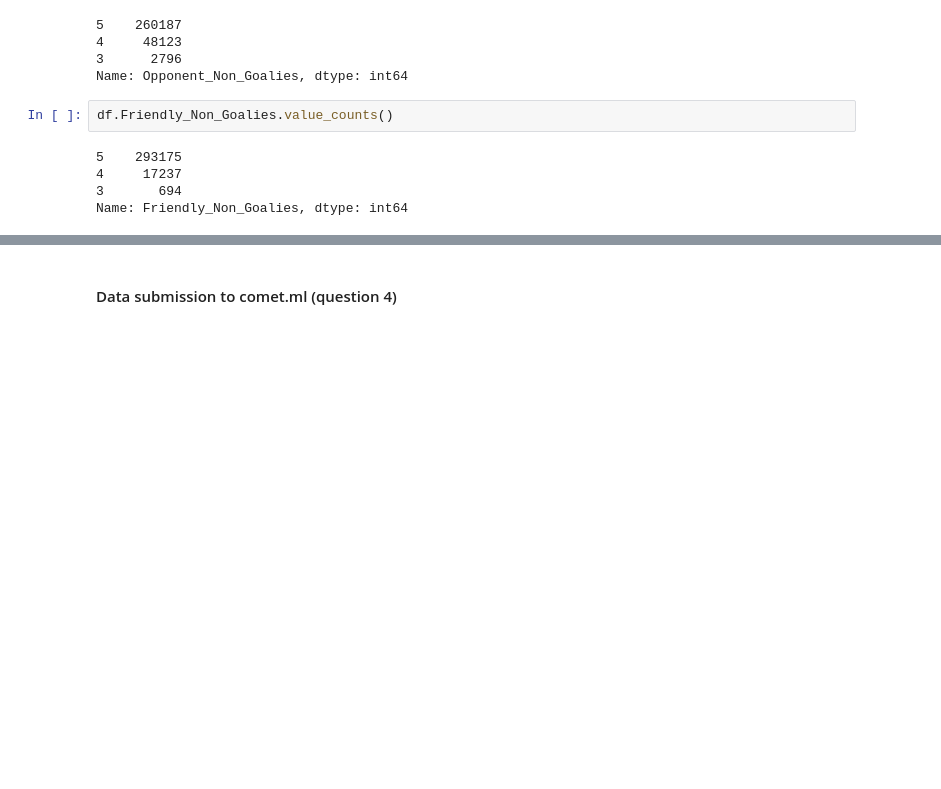
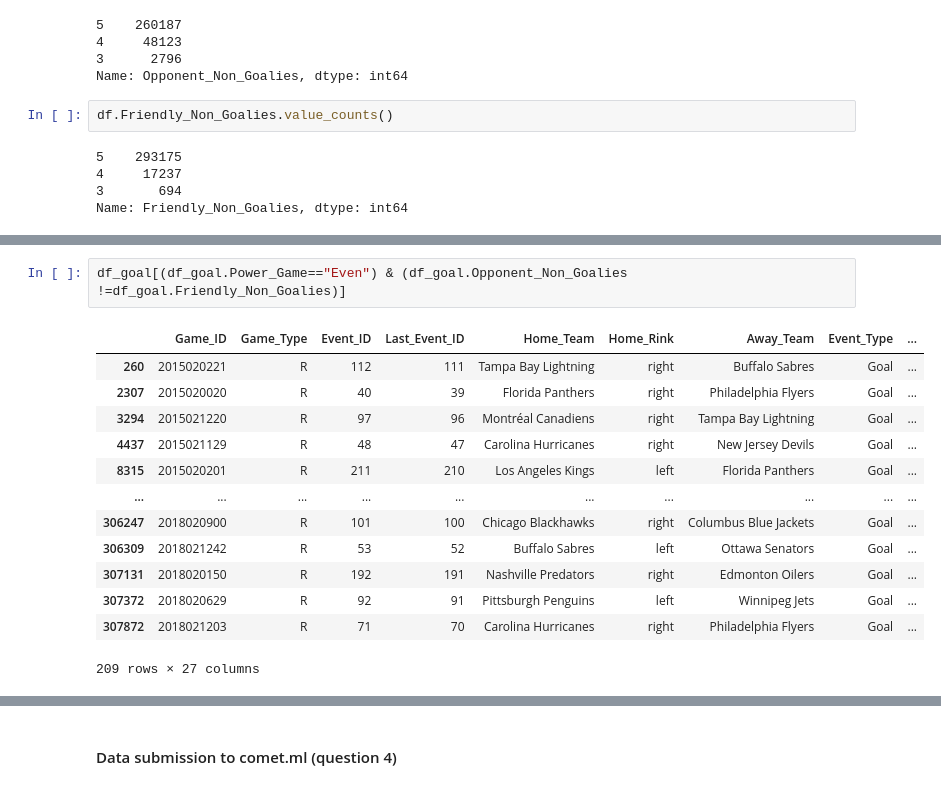
Before and after one commit to nassimwalha/IFT-6758, a Jupyter notebook: notebooks/Feature Engineering 2.ipynb, the cells around one changed output, grey strips where cells are left out. Saved outputs shown, nothing was run; the diff lists cells and outputs as text; blank space fills up the shorter version.

```diff
--- a/notebooks/Feature Engineering 2.ipynb
+++ b/notebooks/Feature Engineering 2.ipynb
@@ -687,0 +646,16 @@ Name: Powerplay_Since, Length: 304, dtype: int64
+# %%
+df_goal[(df_goal.Power_Game=="Even") & (df_goal.Opponent_Non_Goalies !=df_goal.Friendly_Non_Goalies)]
+# %% [output]
+|  | Game_ID | Game_Type | Event_ID | Last_Event_ID | Home_Team | Home_Rink | Away_Team | Event_Type | ... |
+| 260 | 2015020221 | R | 112 | 111 | Tampa Bay Lightning | right | Buffalo Sabres | Goal | ... |
+| 2307 | 2015020020 | R | 40 | 39 | Florida Panthers | right | Philadelphia Flyers | Goal | ... |
+| 3294 | 2015021220 | R | 97 | 96 | Montréal Canadiens | right | Tampa Bay Lightning | Goal | ... |
+| 4437 | 2015021129 | R | 48 | 47 | Carolina Hurricanes | right | New Jersey Devils | Goal | ... |
+| 8315 | 2015020201 | R | 211 | 210 | Los Angeles Kings | left | Florida Panthers | Goal | ... |
+| ... | ... | ... | ... | ... | ... | ... | ... | ... | ... |
+| 306247 | 2018020900 | R | 101 | 100 | Chicago Blackhawks | right | Columbus Blue Jackets | Goal | ... |
+| 306309 | 2018021242 | R | 53 | 52 | Buffalo Sabres | left | Ottawa Senators | Goal | ... |
+| 307131 | 2018020150 | R | 192 | 191 | Nashville Predators | right | Edmonton Oilers | Goal | ... |
+| 307372 | 2018020629 | R | 92 | 91 | Pittsburgh Penguins | left | Winnipeg Jets | Goal | ... |
+| 307872 | 2018021203 | R | 71 | 70 | Carolina Hurricanes | right | Philadelphia Flyers | Goal | ... |
+209 rows × 27 columns
```
Also changed, not shown: parts of 59 cells of this notebook, 1 other file.
